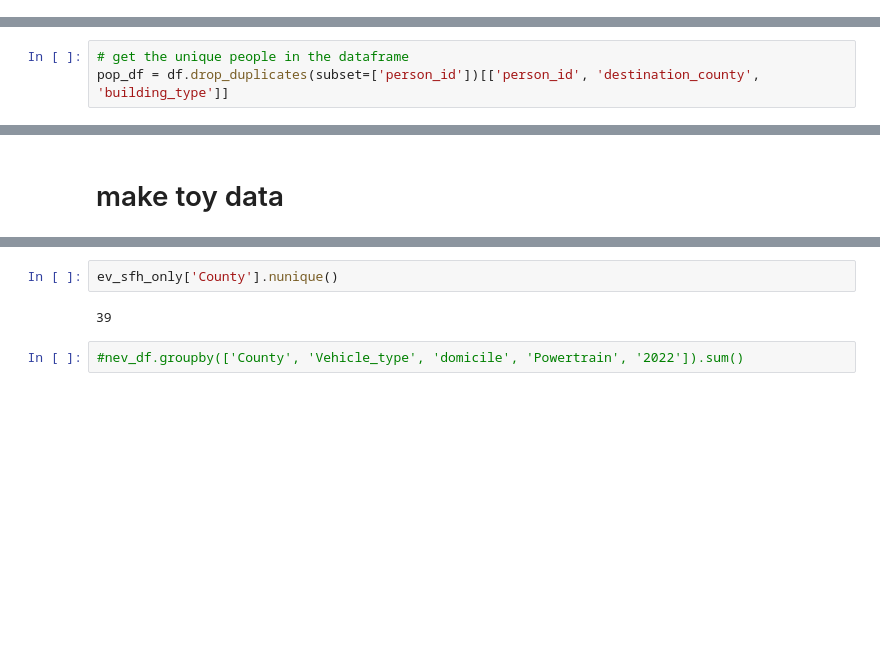
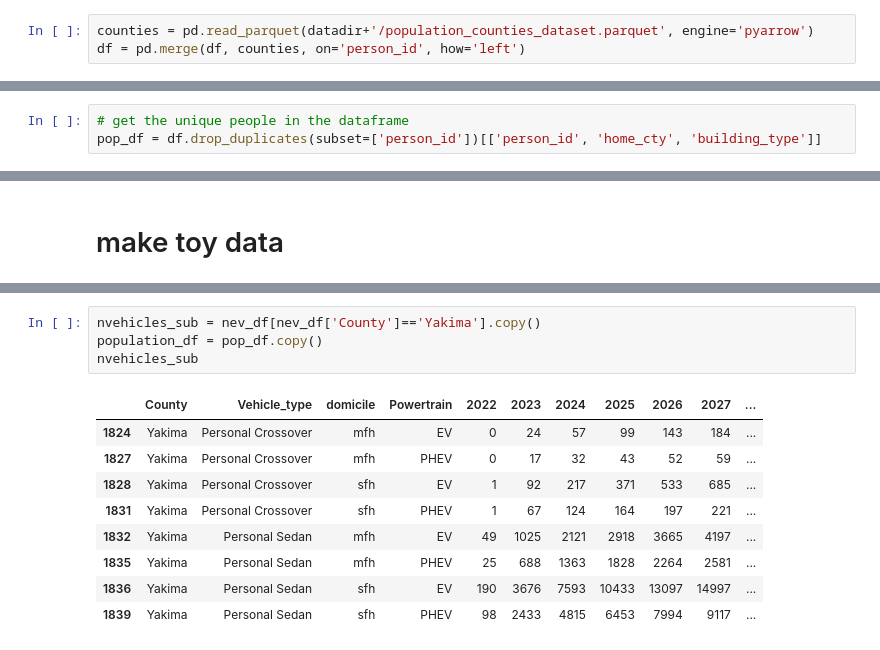
Before and after one commit to rmi-mobility-data-science/replicaEVSE, a Jupyter notebook: notebooks/stock_rollover.ipynb, the cells around one changed output, grey strips where cells are left out. Saved outputs shown, nothing was run; the diff lists cells and outputs as text; blank space fills up the shorter version.

```diff
--- a/notebooks/stock_rollover.ipynb
+++ b/notebooks/stock_rollover.ipynb
@@ -52,0 +45,3 @@ df = df[(df['building_type'] != 'mobile') & (df['building_type'] != None)]
+# %%
+counties = pd.read_parquet(datadir+'/population_counties_dataset.parquet', engine='pyarrow')
+df = pd.merge(df, counties, on='person_id', how='left')
@@ -127,6 +128,6 @@ nev_df
 924 rows × 18 columns
 # %%
 # get the unique people in the dataframe
-pop_df = df.drop_duplicates(subset=['person_id'])[['person_id', 'destination_county', 'building_type']]
+pop_df = df.drop_duplicates(subset=['person_id'])[['person_id', 'home_cty', 'building_type']]
 # %%
 # test run on a single year ~14 mins
@@ -332,6 +329,14 @@ final_df[final_df['year'] == 2023]
-# %%
-ev_sfh_only['County'].nunique()
-# %% [output]
-39
-# %%
-#nev_df.groupby(['County', 'Vehicle_type', 'domicile', 'Powertrain', '2022']).sum()
+# %%
+nvehicles_sub = nev_df[nev_df['County']=='Yakima'].copy()
+population_df = pop_df.copy()
+nvehicles_sub
+# %% [output]
+|  | County | Vehicle_type | domicile | Powertrain | 2022 | 2023 | 2024 | 2025 | 2026 | 2027 | ... |
+| 1824 | Yakima | Personal Crossover | mfh | EV | 0 | 24 | 57 | 99 | 143 | 184 | ... |
+| 1827 | Yakima | Personal Crossover | mfh | PHEV | 0 | 17 | 32 | 43 | 52 | 59 | ... |
+| 1828 | Yakima | Personal Crossover | sfh | EV | 1 | 92 | 217 | 371 | 533 | 685 | ... |
+| 1831 | Yakima | Personal Crossover | sfh | PHEV | 1 | 67 | 124 | 164 | 197 | 221 | ... |
+| 1832 | Yakima | Personal Sedan | mfh | EV | 49 | 1025 | 2121 | 2918 | 3665 | 4197 | ... |
+| 1835 | Yakima | Personal Sedan | mfh | PHEV | 25 | 688 | 1363 | 1828 | 2264 | 2581 | ... |
+| 1836 | Yakima | Personal Sedan | sfh | EV | 190 | 3676 | 7593 | 10433 | 13097 | 14997 | ... |
+| 1839 | Yakima | Personal Sedan | sfh | PHEV | 98 | 2433 | 4815 | 6453 | 7994 | 9117 | ... |
```
Also changed, not shown: parts of 21 cells of this notebook, 1 other file.
